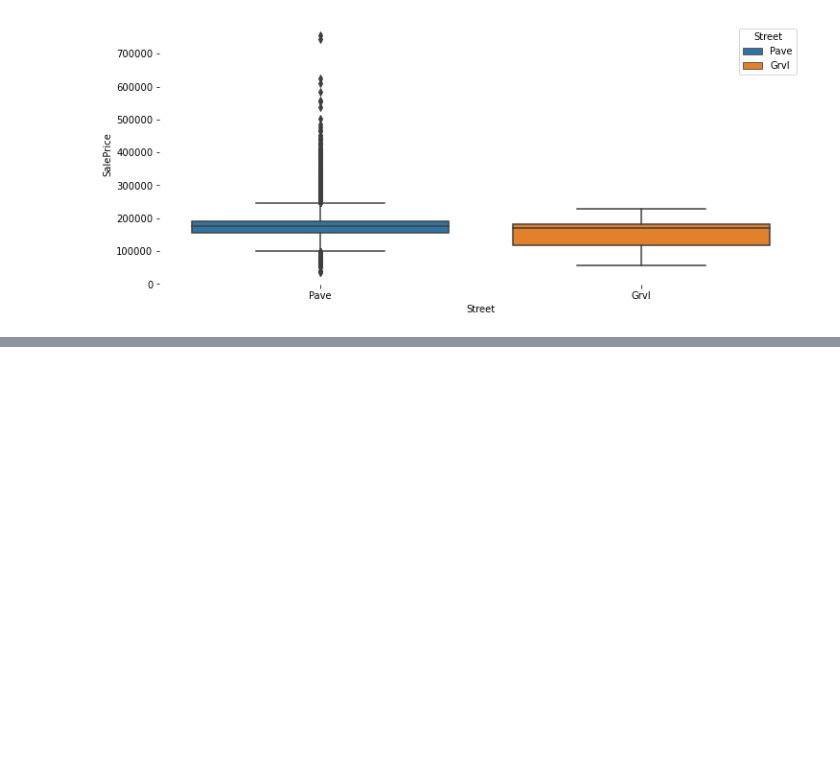
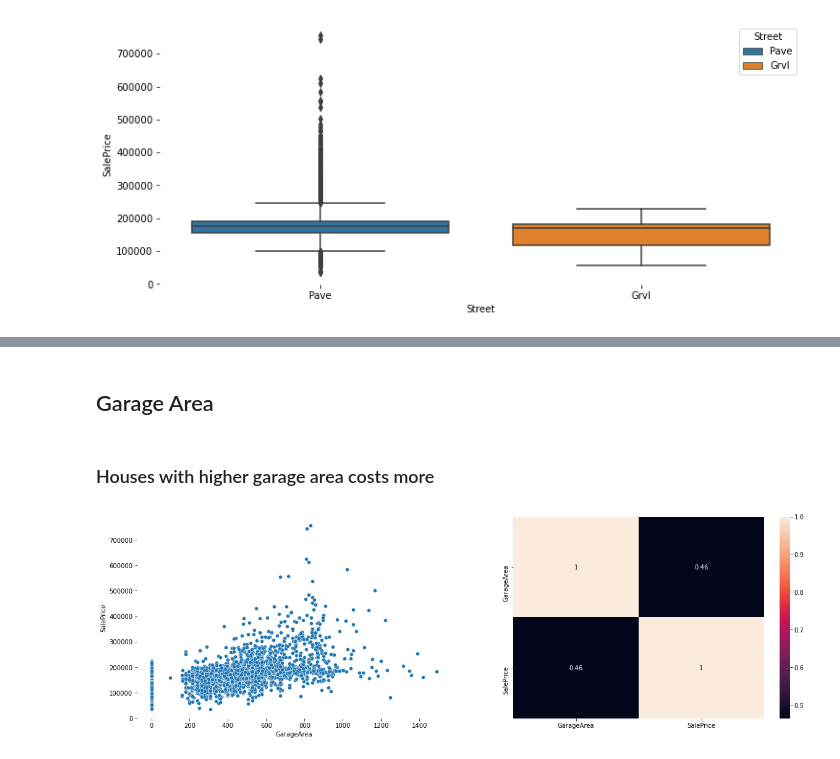
Before and after one commit to daianeklein/House-Prices-advRegressionTechniques, a Jupyter notebook: House-Prices-Adv-Regression-Techniques/01/House-Prices-Advanced-Regression-Techniques-Garage.ipynb, the cells around one changed output, grey strips where cells are left out. Saved outputs shown, nothing was run; the diff lists cells and outputs as text; code cells hidden in the pictures; blank space fills up the shorter version.

```diff
--- a/House-Prices-Adv-Regression-Techniques/01/House-Prices-Advanced-Regression-Techniques-Garage.ipynb
+++ b/House-Prices-Adv-Regression-Techniques/01/House-Prices-Advanced-Regression-Techniques-Garage.ipynb
@@ -323,0 +391,14 @@ for g in df1[cat_attributes.columns]:
+# %% [markdown]
+## Garage Area
+# %% [markdown]
+### Houses with higher garage area costs more
+# %%
+plt.figure(figsize=(20, 6))
+plt.subplot(1, 2, 1)
+sns.scatterplot(data = df1[['GarageArea', 'SalePrice']], x = 'GarageArea', y = 'SalePrice')
+sns.despine(bottom = True, left = True)
+
+plt.subplot(1, 2, 2)
+sns.heatmap(df1[['GarageArea', 'SalePrice']].corr(method='pearson'), annot= True);
+# %% [output]
+[figure, added]
```
Also changed, not shown: parts of 7 cells of this notebook.
